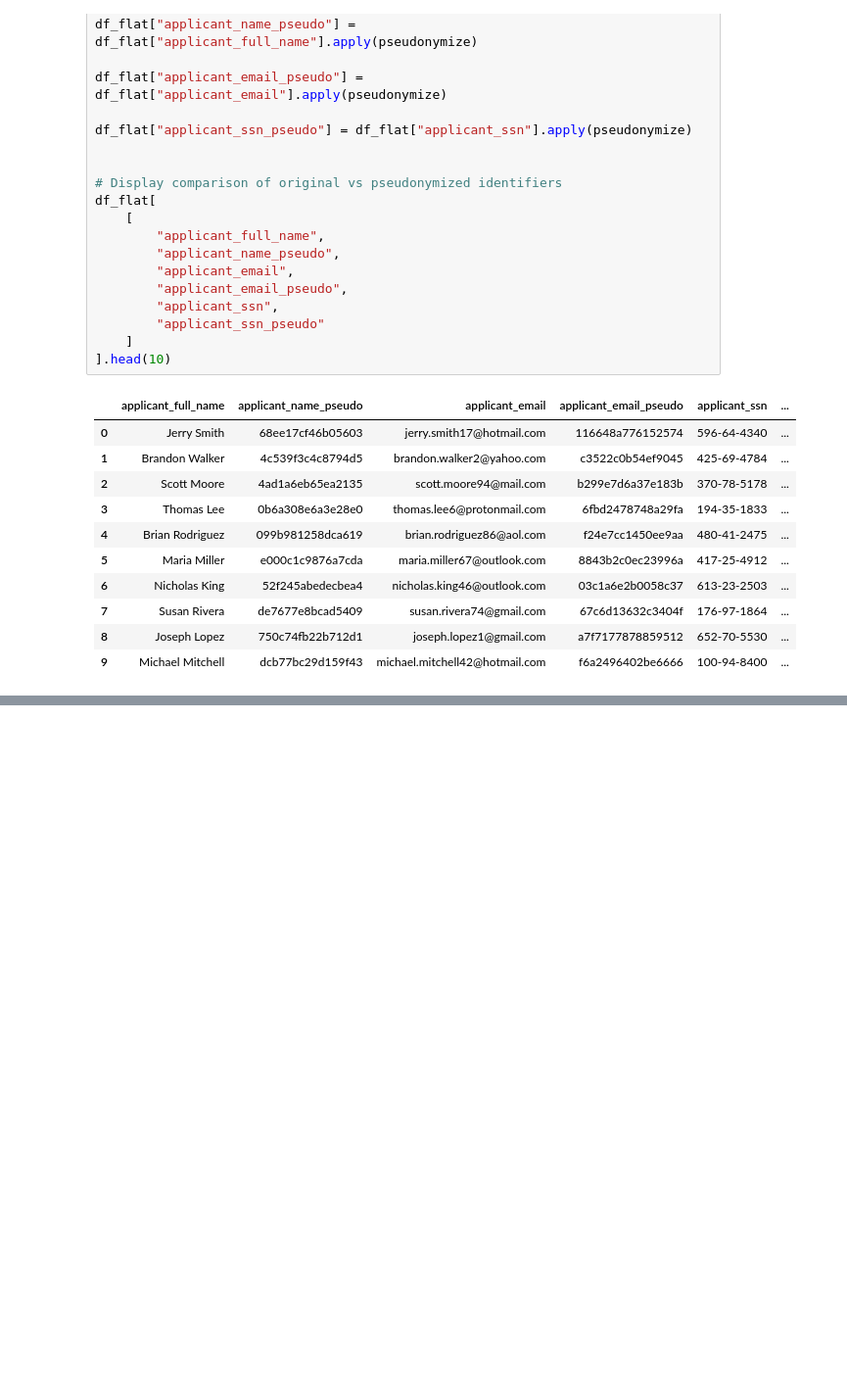
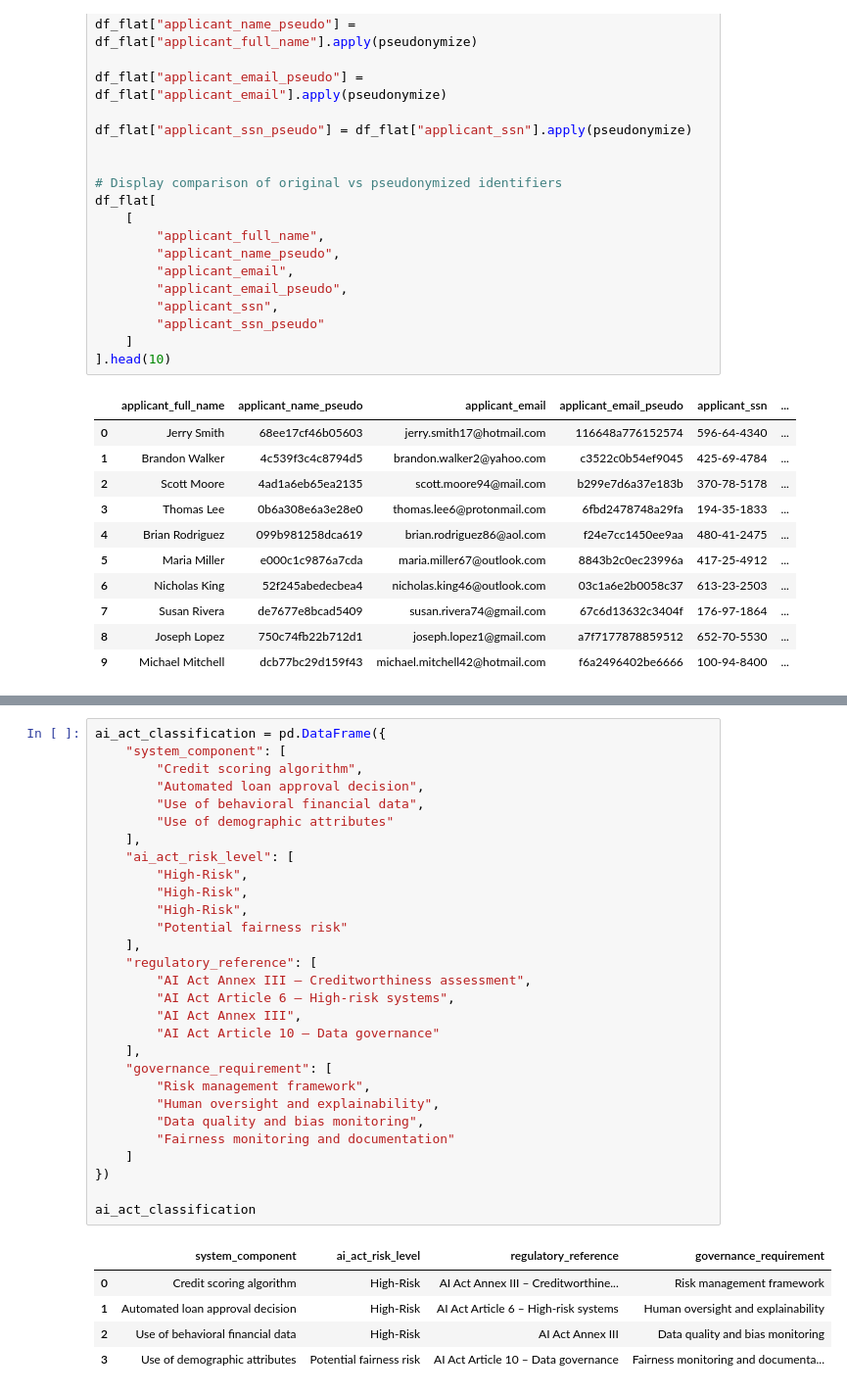
Before and after one commit to jmroque7/dego-project-team-14-TXB, a Jupyter notebook: Notebooks/03-privacy-demo.ipynb, the cells around one changed output, grey strips where cells are left out. Shown at 98% size. Drawn from its saved outputs; the diff is of its cells as text; blank space fills up the shorter version.

Commit message:
Add EU AI Act classification and governance gap analysis

```diff
--- a/Notebooks/03-privacy-demo.ipynb
+++ b/Notebooks/03-privacy-demo.ipynb
@@ -526,0 +618,35 @@ df_flat[
+# %%
+ai_act_classification = pd.DataFrame({
+    "system_component": [
+        "Credit scoring algorithm",
+        "Automated loan approval decision",
+        "Use of behavioral financial data",
+        "Use of demographic attributes"
+    ],
+    "ai_act_risk_level": [
+        "High-Risk",
+        "High-Risk",
+        "High-Risk",
+        "Potential fairness risk"
+    ],
+    "regulatory_reference": [
+        "AI Act Annex III – Creditworthiness assessment",
+        "AI Act Article 6 – High-risk systems",
+        "AI Act Annex III",
+        "AI Act Article 10 – Data governance"
+    ],
+    "governance_requirement": [
+        "Risk management framework",
+        "Human oversight and explainability",
+        "Data quality and bias monitoring",
+        "Fairness monitoring and documentation"
+    ]
+})
+
+ai_act_classification
+# %% [output]
+|  | system_component | ai_act_risk_level | regulatory_reference | governance_requirement |
+| 0 | Credit scoring algorithm | High-Risk | AI Act Annex III – Creditworthine... | Risk management framework |
+| 1 | Automated loan approval decision | High-Risk | AI Act Article 6 – High-risk systems | Human oversight and explainability |
+| 2 | Use of behavioral financial data | High-Risk | AI Act Annex III | Data quality and bias monitoring |
+| 3 | Use of demographic attributes | Potential fairness risk | AI Act Article 10 – Data governance | Fairness monitoring and documenta... |
```
Also changed, not shown: parts of 6 cells of this notebook.
